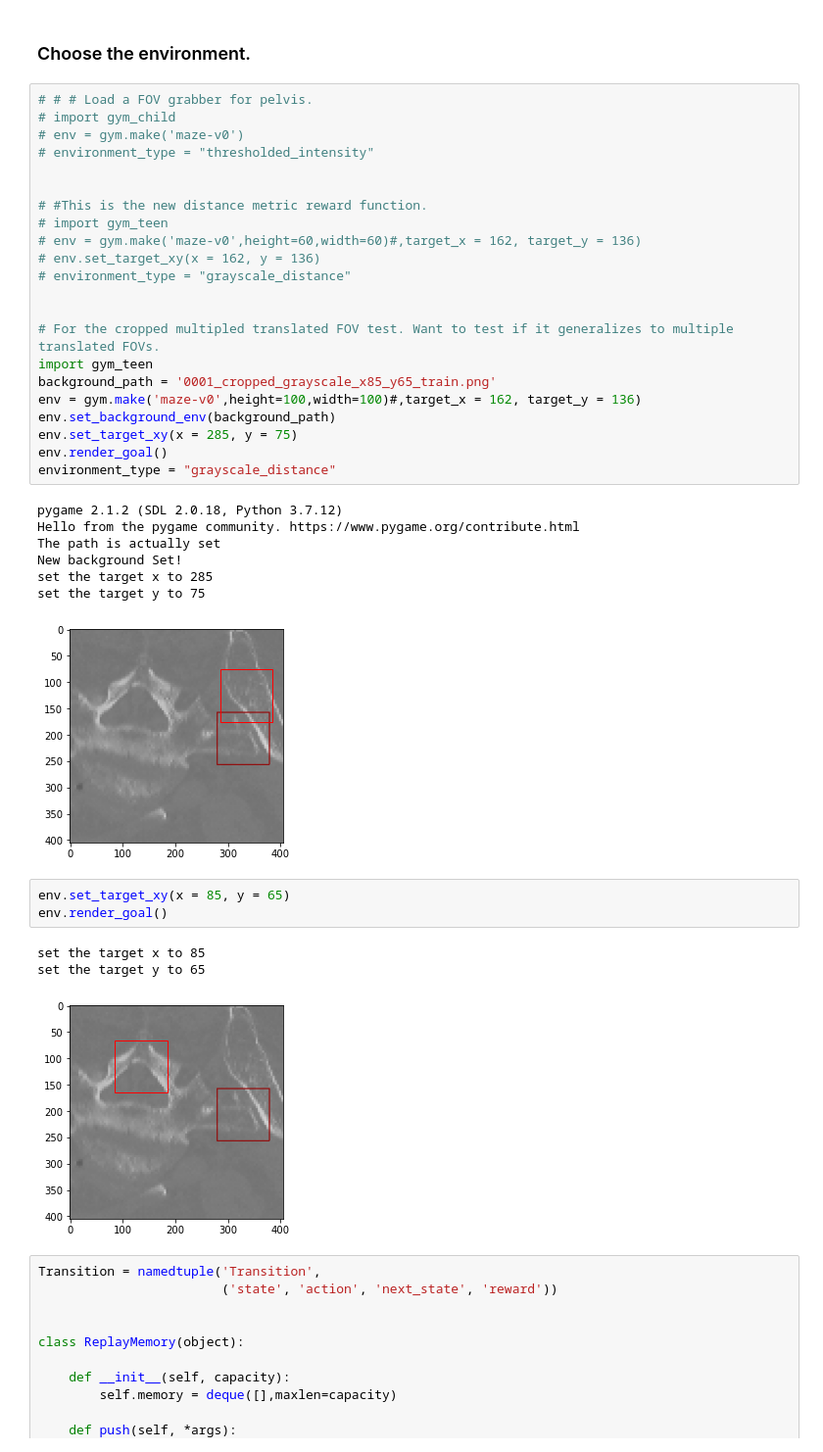
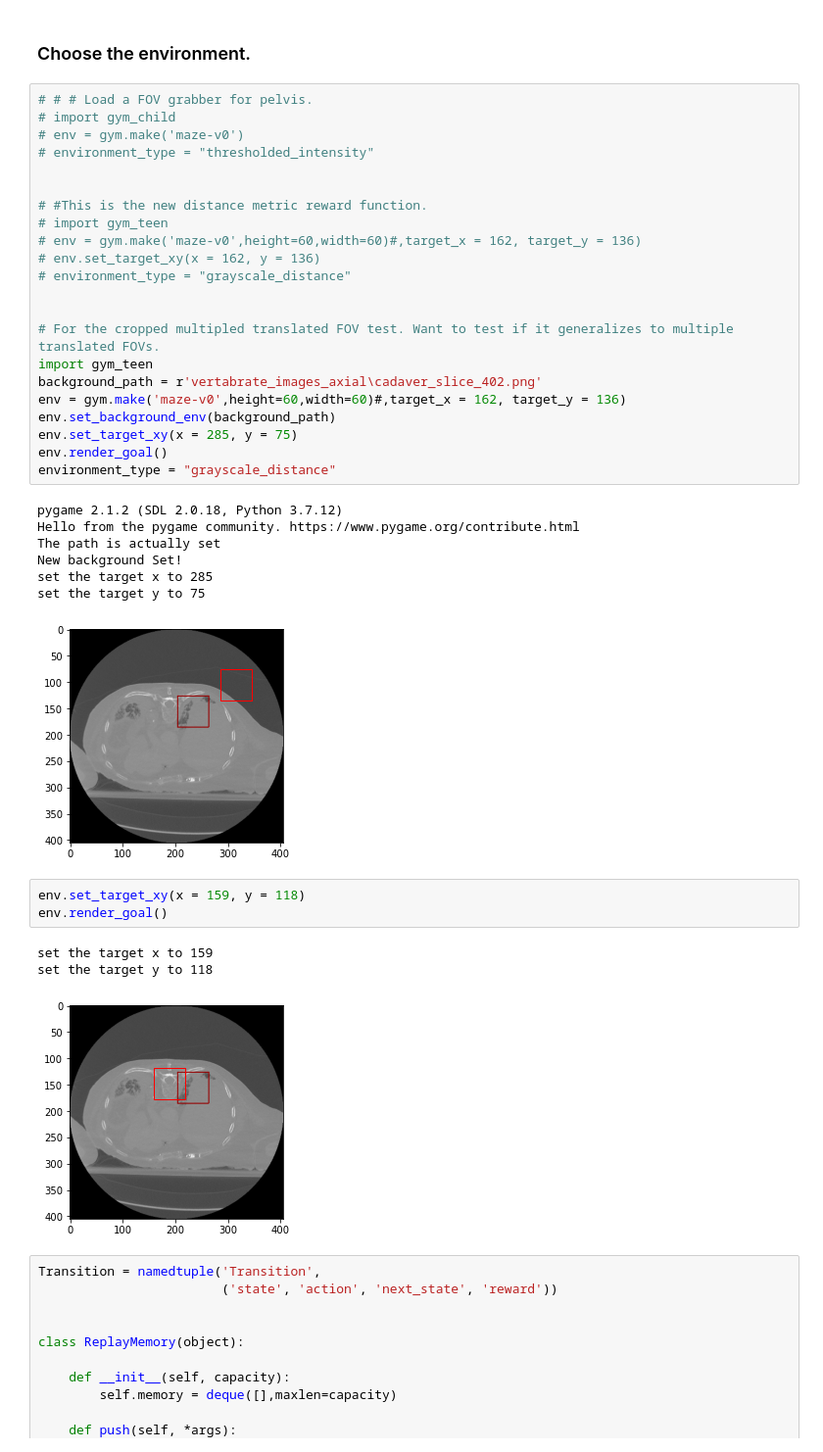
Before and after one commit to aasong113/CT_View_Planning_DeepRL, a Jupyter notebook: gym-child_thresholded_NN/Deep_Q_Learn.ipynb, the cells around one changed output. Shown at 98% size. Drawn from its saved outputs; the diff is of its cells as text.

```diff
--- a/gym-child_thresholded_NN/Deep_Q_Learn.ipynb
+++ b/gym-child_thresholded_NN/Deep_Q_Learn.ipynb
@@ -51,8 +51,8 @@ device = torch.device("cuda" if torch.cuda.is_available() else "cpu")
 
 # For the cropped multipled translated FOV test. Want to test if it generalizes to multiple translated FOVs.
 import gym_teen
-background_path = '0001_cropped_grayscale_x85_y65_train.png'
-env = gym.make('maze-v0',height=100,width=100)#,target_x = 162, target_y = 136)
+background_path = r'vertabrate_images_axial\cadaver_slice_402.png'
+env = gym.make('maze-v0',height=60,width=60)#,target_x = 162, target_y = 136)
 env.set_background_env(background_path)
 env.set_target_xy(x = 285, y = 75)
 env.render_goal()
@@ -64,14 +64,14 @@ The path is actually set
 New background Set!
 set the target x to 285
 set the target y to 75
-[figure, old version]
+[figure, new version]
 # %%
-env.set_target_xy(x = 85, y = 65)
+env.set_target_xy(x = 159, y = 118)
 env.render_goal()
 # %% [output]
-set the target x to 85
-set the target y to 65
+set the target x to 159
+set the target y to 118
-[figure, old version]
+[figure, new version]
 # %%
 Transition = namedtuple('Transition',
                         ('state', 'action', 'next_state', 'reward'))
```
Also changed, not shown: parts of 7 cells of this notebook, 14 other files.
